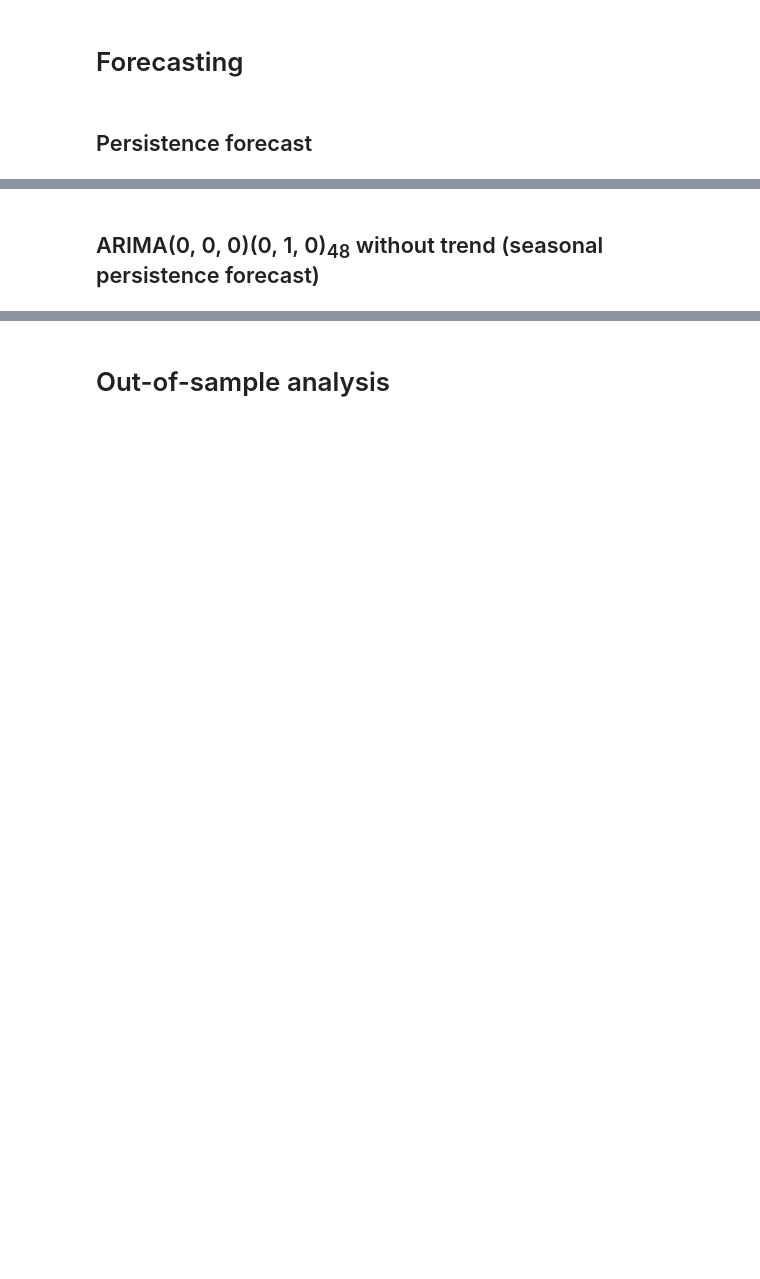
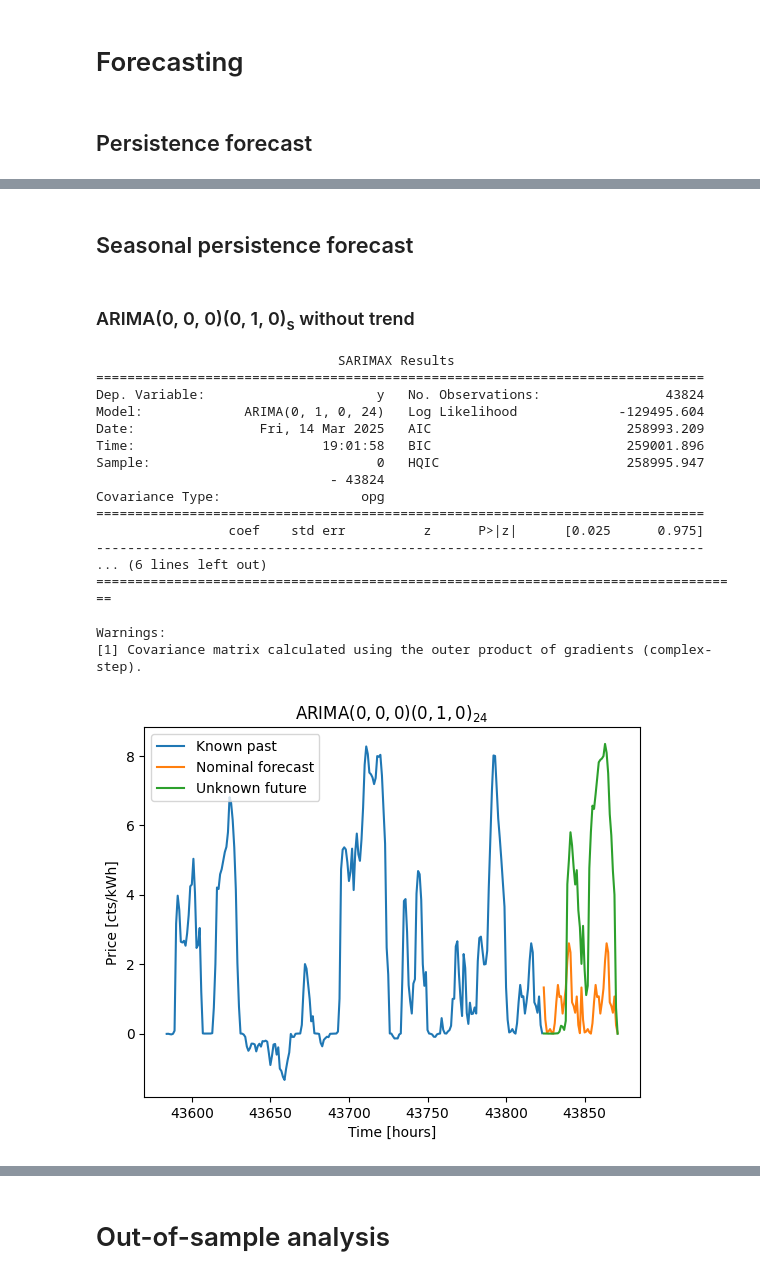
Before and after one commit to ruairimoran/spock.cu, a Jupyter notebook: examples/powerDistribution/deEnergyData/arimaModels/priceArimaModel.ipynb, the cells around one changed output, grey strips where cells are left out. Saved outputs shown, nothing was run; the diff lists cells and outputs as text; code cells hidden in the pictures; blank space fills up the shorter version.

```diff
--- a/examples/powerDistribution/deEnergyData/arimaModels/priceArimaModel.ipynb
+++ b/examples/powerDistribution/deEnergyData/arimaModels/priceArimaModel.ipynb
@@ -53,7 +67,7 @@ def fitAndPlotForecast(
     testTime,
     arimaModel,
     title="Forecast",
-    ylabel="Price [cts/MWh]",
+    ylabel="Price [cts/kWh]",
 ):
     n_hist = SAMPLES_PER_DAY * 10
     n_pred = PREDICTION_HORIZON * 2
@@ -97,16 +133,38 @@ plot_acf(trainedArima010.resid, lags=np.arange(acf_size), title="Persistence mod
+# %% [markdown]
+## Seasonal persistence forecast
+# %%
+s = 24  # set the seasonal period
 # %% [markdown]
-## ARIMA(0, 0, 0)(0, 1, 0)<sub>48</sub> without trend (seasonal persistence forecast)
+### ARIMA(0, 0, 0)(0, 1, 0)<sub>s</sub> without trend
 # %%
-season_periods = 24
-arima000010s48 = ARIMA(
-    endog=trainingData, order=(0, 0, 0), seasonal_order=(0, 1, 0, season_periods), trend="n"
+arima000010s = ARIMA(
+    endog=trainingData, order=(0, 0, 0), seasonal_order=(0, 1, 0, s), trend="n"
 )
-trainedArima000010s48 = fitAndPlotForecast(
+trainedArima000010s = fitAndPlotForecast(
     trainingData,
     trainingTime,
     testData,
     testTime,
-    arima000010s48,
-    title="ARIMA$(0, 0, 0)(0, 1, 0)_{s}$",
+    arima000010s,
+    title=f"ARIMA$(0, 0, 0)(0, 1, 0)_{{{s}}}$",
 )
+# %% [output]
+                               SARIMAX Results
+==============================================================================
+Dep. Variable:                      y   No. Observations:                43824
+Model:             ARIMA(0, 1, 0, 24)   Log Likelihood             -129495.604
+Date:                Fri, 14 Mar 2025   AIC                         258993.209
+Time:                        19:01:58   BIC                         259001.896
+Sample:                             0   HQIC                        258995.947
+                              - 43824
+Covariance Type:                  opg
+==============================================================================
+                 coef    std err          z      P>|z|      [0.025      0.975]
+------------------------------------------------------------------------------
+... (6 lines left out)
+===================================================================================
+
+Warnings:
+[1] Covariance matrix calculated using the outer product of gradients (complex-step).
+[figure, added]
 # %%
```
Also changed, not shown: parts of 32 cells of this notebook.
